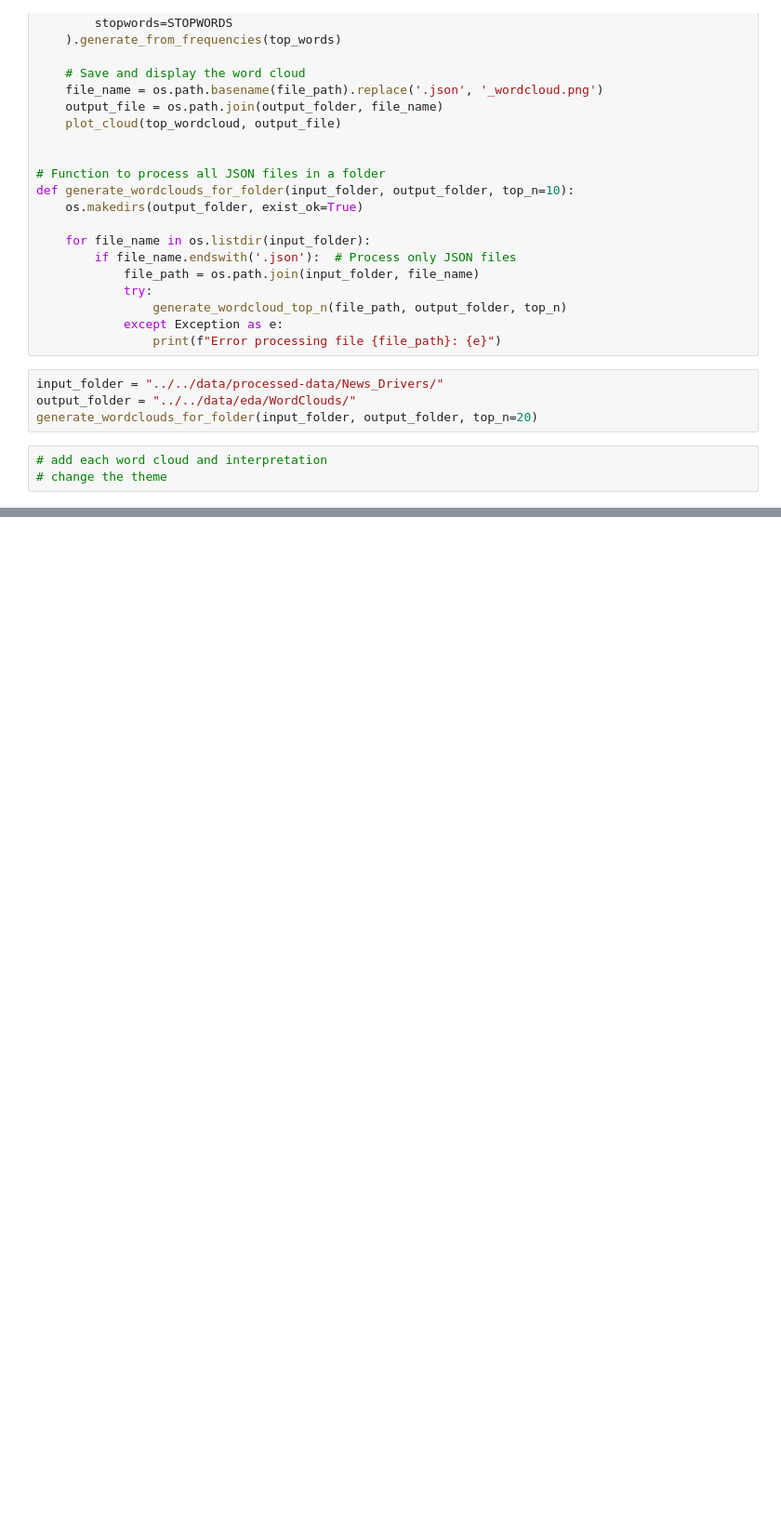
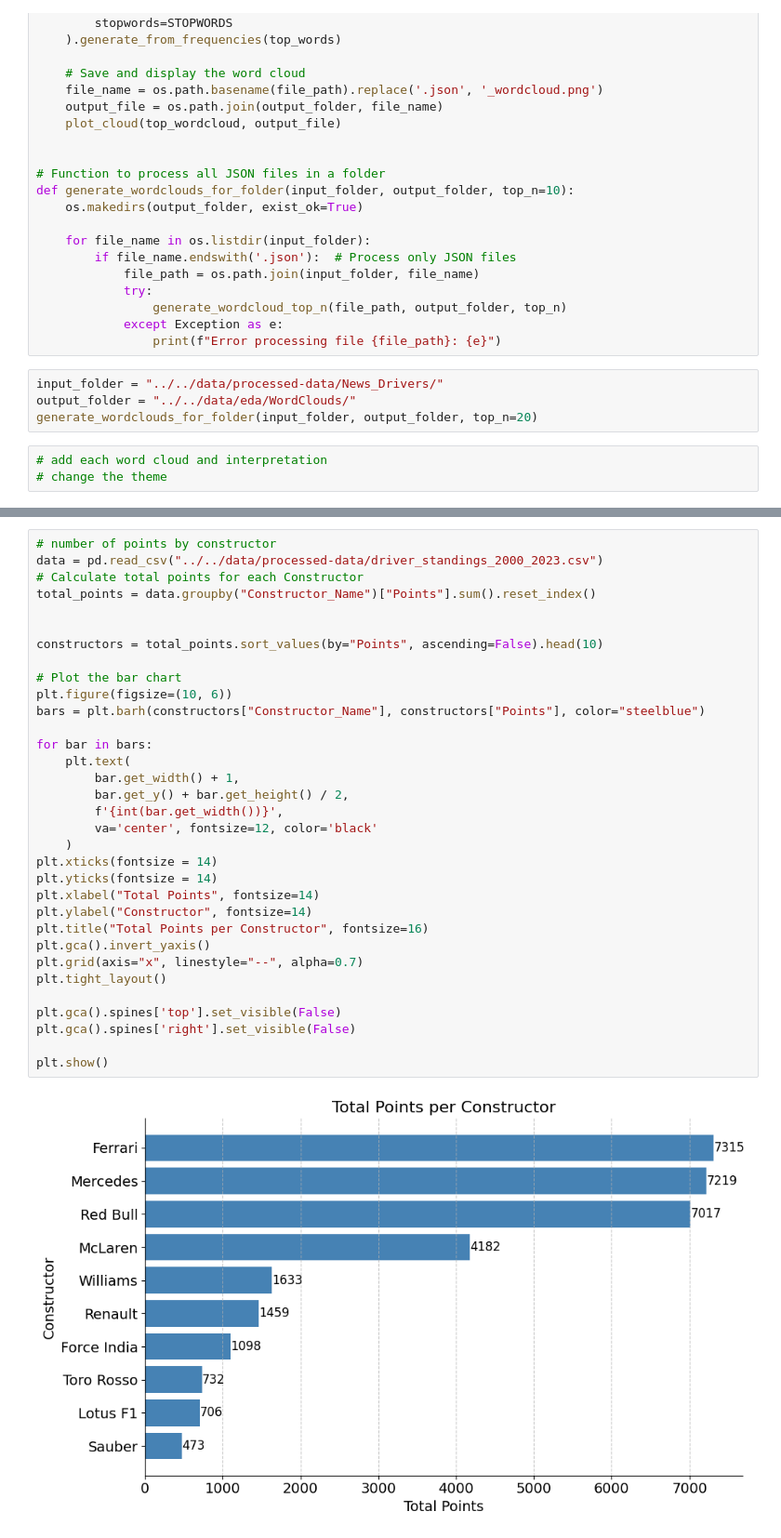
Before and after one commit to NandiniKodali988/F1-Through-Data, a Jupyter notebook: technical-details/eda/main.ipynb, the cells around one changed output, grey strips where cells are left out. Shown: that part at 93% size. Cells and saved outputs as stored; diff of their text form; blank space fills up the shorter version.

```diff
--- a/technical-details/eda/main.ipynb
+++ b/technical-details/eda/main.ipynb
@@ -127,0 +140,35 @@ plt.show()
+# %%
+# number of points by constructor
+data = pd.read_csv("../../data/processed-data/driver_standings_2000_2023.csv")
+# Calculate total points for each Constructor
+total_points = data.groupby("Constructor_Name")["Points"].sum().reset_index()
+
+
+constructors = total_points.sort_values(by="Points", ascending=False).head(10)
+
+# Plot the bar chart
+plt.figure(figsize=(10, 6))
+bars = plt.barh(constructors["Constructor_Name"], constructors["Points"], color="steelblue")
+
+for bar in bars:
+    plt.text(
+        bar.get_width() + 1,
+        bar.get_y() + bar.get_height() / 2,
+        f'{int(bar.get_width())}',
+        va='center', fontsize=12, color='black'
+    )
+plt.xticks(fontsize = 14)
+plt.yticks(fontsize = 14)
+plt.xlabel("Total Points", fontsize=14)
+plt.ylabel("Constructor", fontsize=14)
+plt.title("Total Points per Constructor", fontsize=16)
+plt.gca().invert_yaxis()
+plt.grid(axis="x", linestyle="--", alpha=0.7)
+plt.tight_layout()
+
+plt.gca().spines['top'].set_visible(False)
+plt.gca().spines['right'].set_visible(False)
+
+plt.show()
+# %% [output]
+[figure, added]
```
Also changed, not shown: parts of 1 cell of this notebook, 1 other file.
